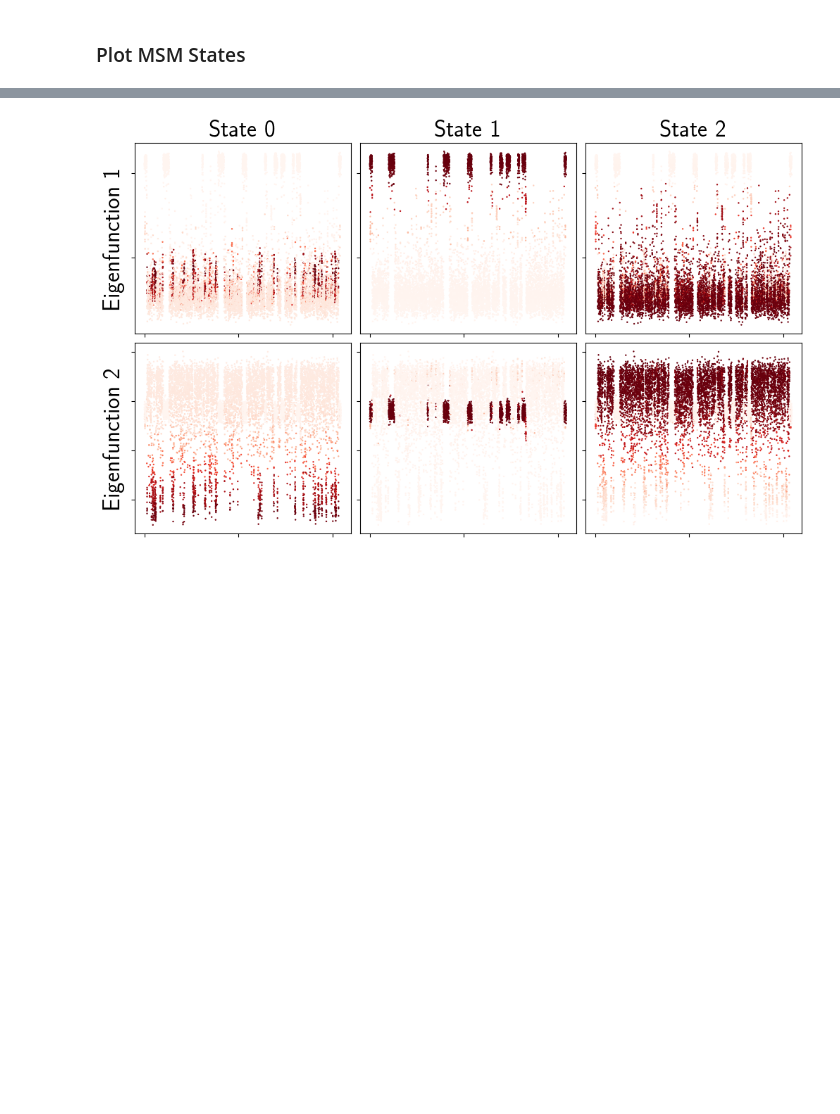
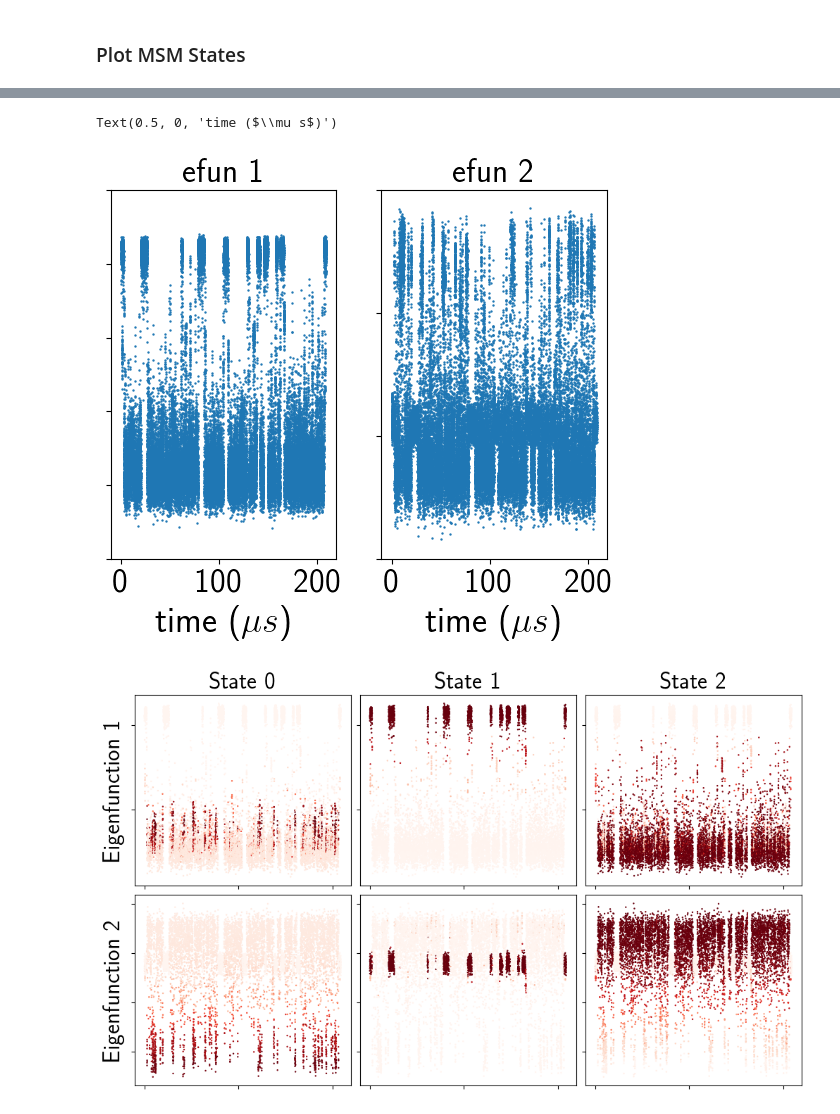
Before and after one commit to Giodiro/NystromKoopman, a Jupyter notebook: notebooks/BigProteins.ipynb, the cells around one changed output, grey strips where cells are left out. Drawn from its saved outputs; the diff is of its cells as text; code cells hidden in the pictures; blank space fills up the shorter version.

```diff
--- a/notebooks/BigProteins.ipynb
+++ b/notebooks/BigProteins.ipynb
@@ -355,3 +417,19 @@ if SHOW_PROTS:
+# %%
+fig, ax = plt.subplots(ncols=2)
+ax[0].scatter(np.arange(efun_vals[::5].shape[0]), efun_vals[::5, 1].real, s=0.5)
+ax[1].scatter(np.arange(efun_vals[::5].shape[0]), efun_vals[::5, 2].real, s=0.5)
+ax[0].set_yticks(ax[0].get_yticks(), [])
+ax[1].set_yticks(ax[1].get_yticks(), [])
+xticks = np.array([0, 20_000, 40_000])
+ax[0].set_xticks(xticks, ["%d" % (xt / 5000 * 25) for xt in xticks])
+ax[1].set_xticks(xticks, ["%d" % (xt / 5000 * 25) for xt in xticks])
+ax[0].set_title("efun 1")
+ax[1].set_title("efun 2")
+ax[0].set_xlabel("time ($\mu s$)")
+ax[1].set_xlabel("time ($\mu s$)")
+# %% [output]
+Text(0.5, 0, 'time ($\\mu s$)')
+[figure, added]
 # %%
 fig, ax = plt.subplots(ncols=3, nrows=2, figsize=(10, 6), constrained_layout=True)
 cmap = plt.cm.Reds
```
Also changed, not shown: parts of 14 cells of this notebook, 5 other files.
